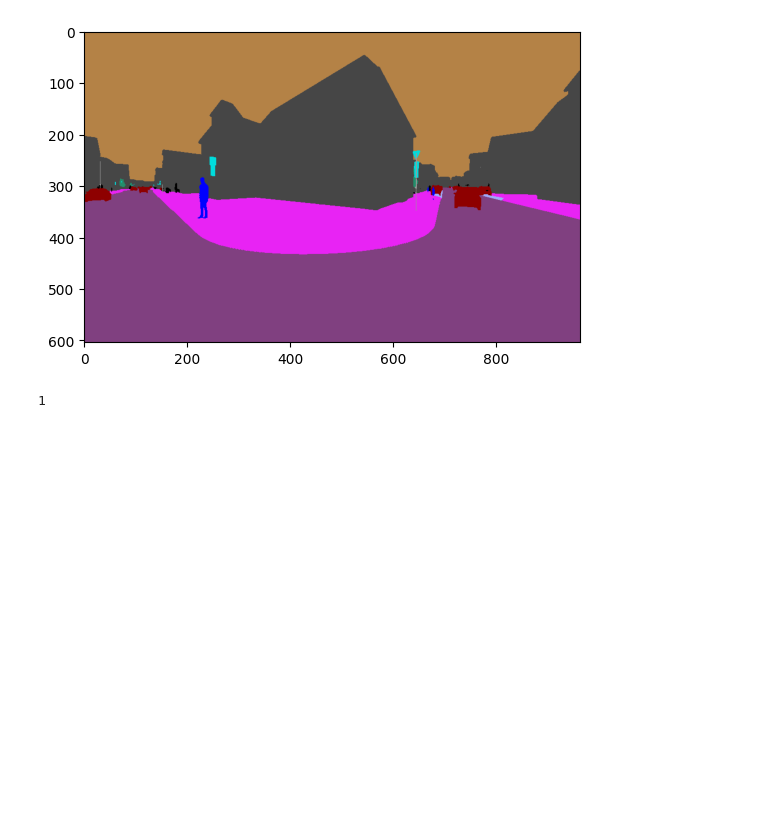
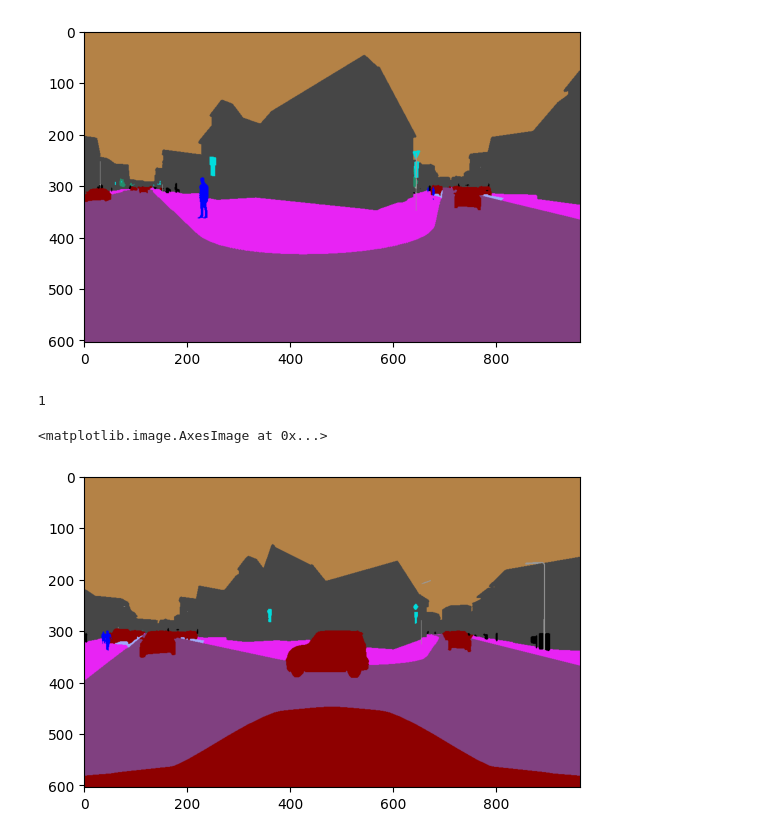
Before and after one commit to wuyasan/CVFinalProject, a Jupyter notebook: notebooks/eda.ipynb, the cells around one changed output. Drawn from its saved outputs; the diff is of its cells as text; code cells hidden in the pictures; blank space fills up the shorter version.

```diff
--- a/notebooks/eda.ipynb
+++ b/notebooks/eda.ipynb
@@ -120,3 +134,8 @@ plt.imshow(left_copy)
 cv2.STITCHER_ERR_NEED_MORE_IMGS
 # %% [output]
 1
+# %%
+plt.imshow(image1)
+# %% [output]
+<matplotlib.image.AxesImage at 0x...>
+[figure, added]
```
Also changed, not shown: parts of 12 cells of this notebook.
